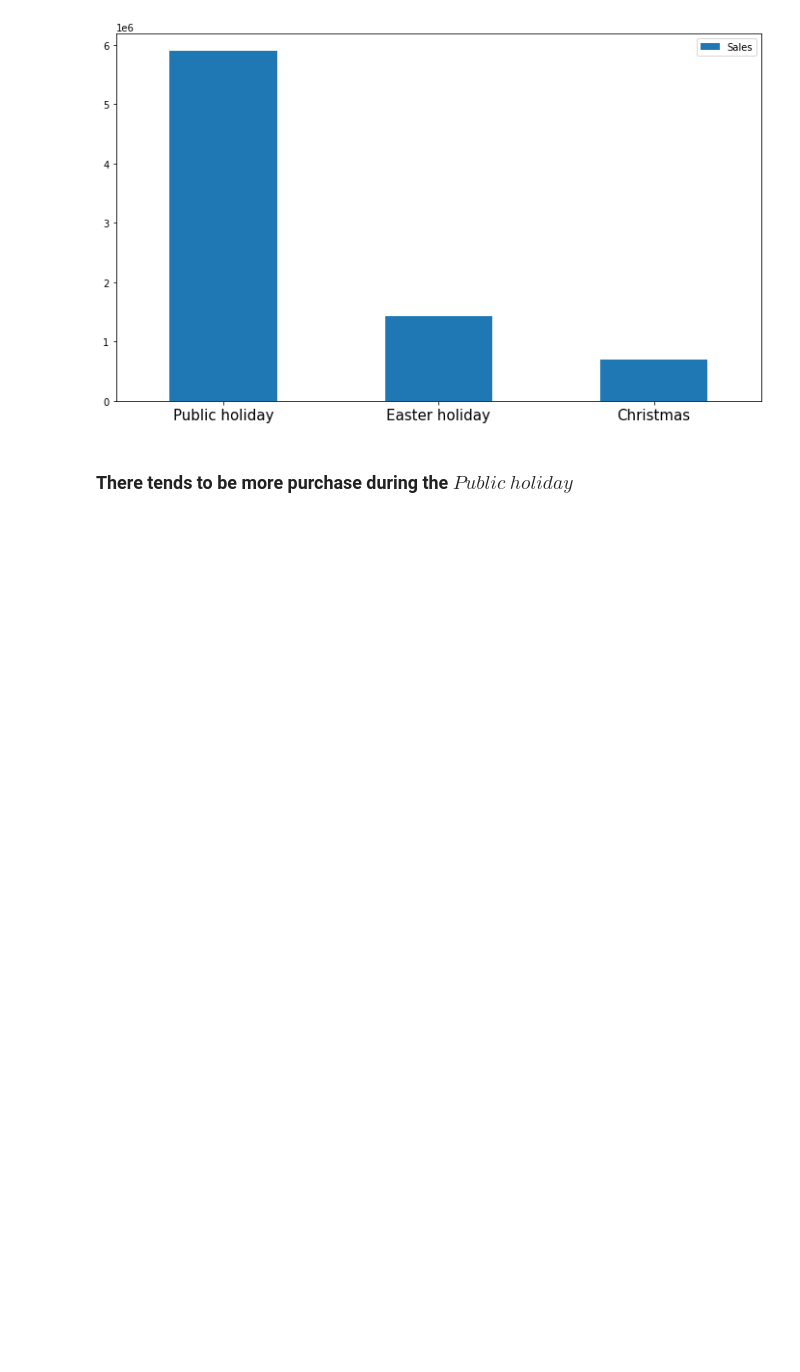
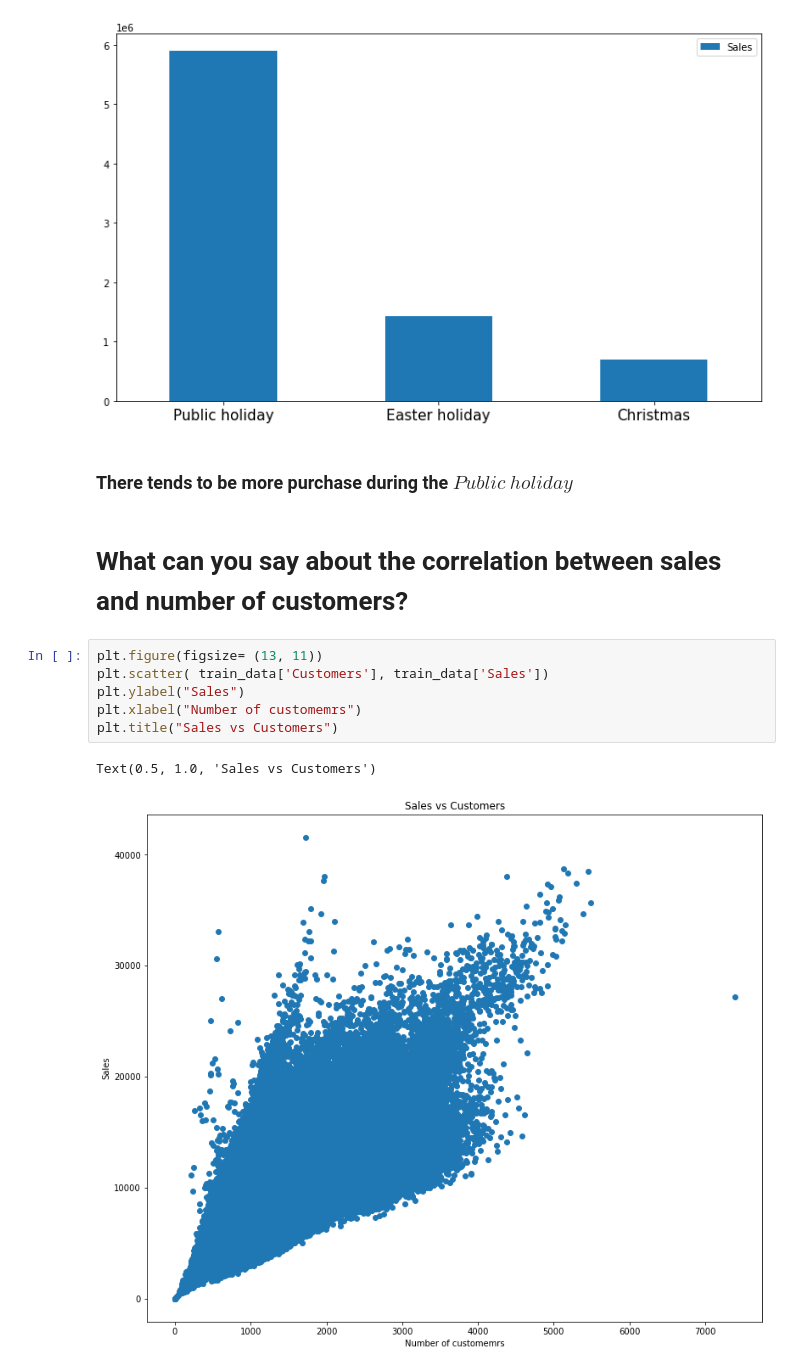
Before and after one commit to comsavvy/Pharmaceutical-Sales-Prediction, a Jupyter notebook: Interim_pharmaceutical_analysis.ipynb, the cells around one changed output. Cells and saved outputs as stored; diff of their text form; blank space fills up the shorter version.

```diff
--- a/Interim_pharmaceutical_analysis.ipynb
+++ b/Interim_pharmaceutical_analysis.ipynb
@@ -139,3 +144,14 @@ plt.xticks(rotation= 360, fontsize= 15)
 [figure]
 # %% [markdown]
 ### There tends to be more purchase during the $Public$ $holiday$
+# %% [markdown]
+# What can you say about the correlation between sales and number of customers?
+# %%
+plt.figure(figsize= (13, 11))
+plt.scatter( train_data['Customers'], train_data['Sales'])
+plt.ylabel("Sales")
+plt.xlabel("Number of customemrs")
+plt.title("Sales vs Customers")
+# %% [output]
+Text(0.5, 1.0, 'Sales vs Customers')
+[figure, added]
```
Also changed, not shown: parts of 7 cells of this notebook.
